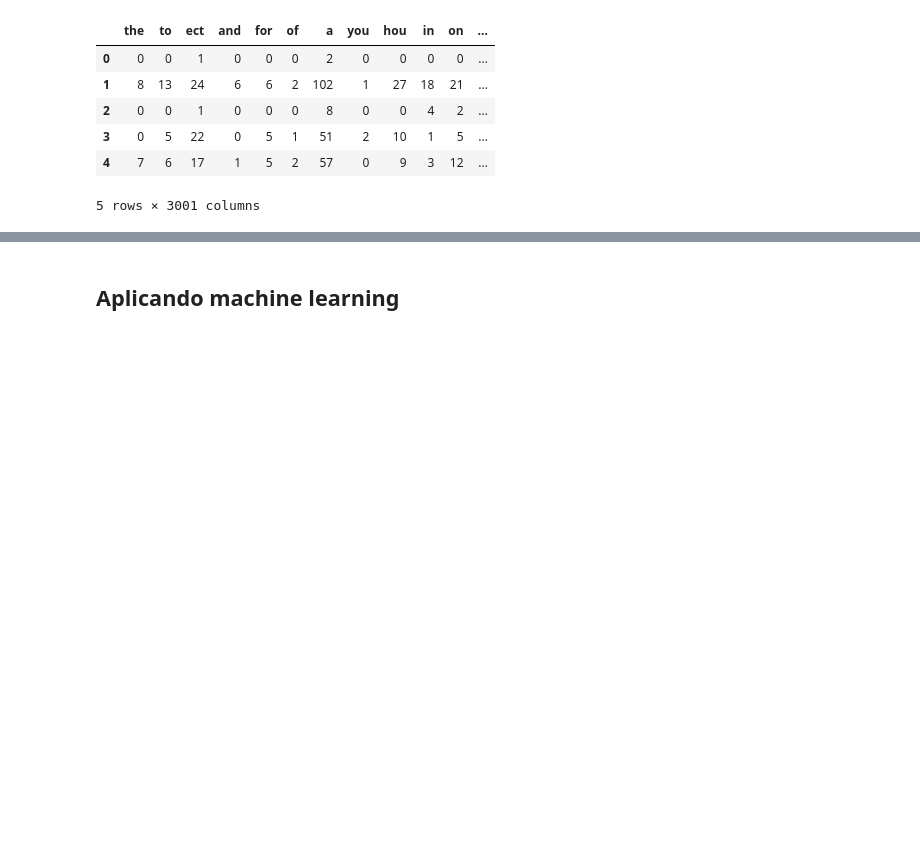
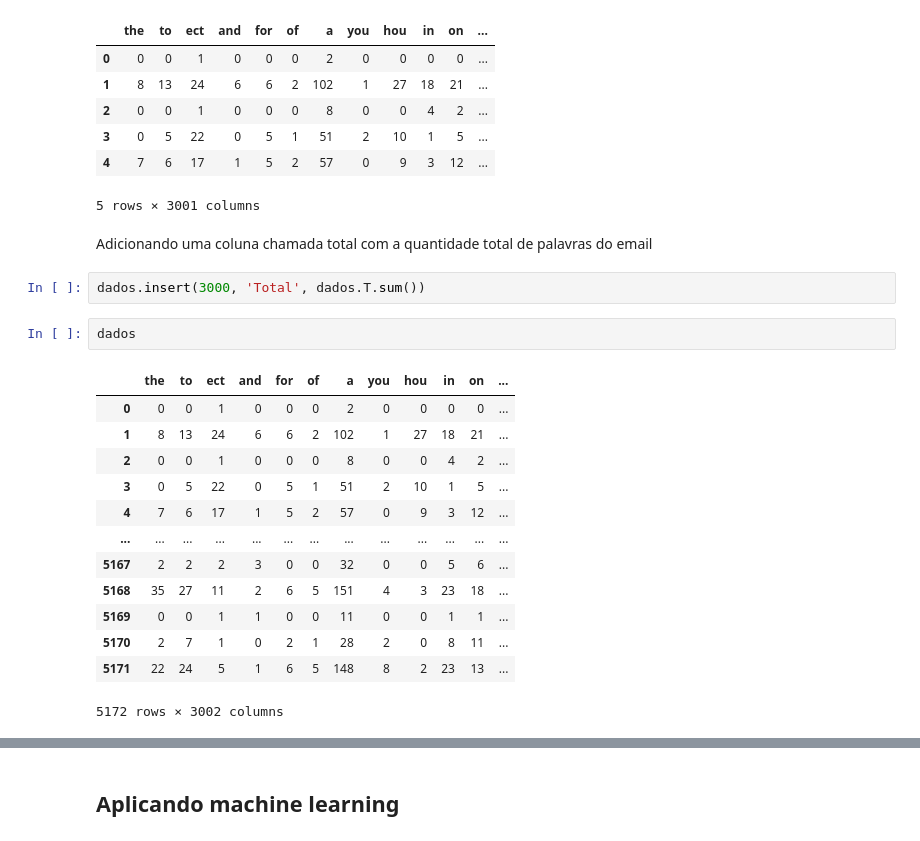
Before and after one commit to HelvioSiqueira/Previsao_spam, a Jupyter notebook: spam.ipynb, the cells around one changed output, grey strips where cells are left out. Saved outputs shown, nothing was run; the diff lists cells and outputs as text; blank space fills up the shorter version.

```diff
--- a/spam.ipynb
+++ b/spam.ipynb
@@ -53,3 +62,23 @@ dados.head()
 | 3 | 0 | 5 | 22 | 0 | 5 | 1 | 51 | 2 | 10 | 1 | 5 | ... |
 | 4 | 7 | 6 | 17 | 1 | 5 | 2 | 57 | 0 | 9 | 3 | 12 | ... |
 5 rows × 3001 columns
+# %% [markdown]
+Adicionando uma coluna chamada total com a quantidade total de palavras do email
+# %%
+dados.insert(3000, 'Total', dados.T.sum())
+# %%
+dados
+# %% [output]
+|  | the | to | ect | and | for | of | a | you | hou | in | on | ... |
+| 0 | 0 | 0 | 1 | 0 | 0 | 0 | 2 | 0 | 0 | 0 | 0 | ... |
+| 1 | 8 | 13 | 24 | 6 | 6 | 2 | 102 | 1 | 27 | 18 | 21 | ... |
+| 2 | 0 | 0 | 1 | 0 | 0 | 0 | 8 | 0 | 0 | 4 | 2 | ... |
+| 3 | 0 | 5 | 22 | 0 | 5 | 1 | 51 | 2 | 10 | 1 | 5 | ... |
+| 4 | 7 | 6 | 17 | 1 | 5 | 2 | 57 | 0 | 9 | 3 | 12 | ... |
+| ... | ... | ... | ... | ... | ... | ... | ... | ... | ... | ... | ... | ... |
+| 5167 | 2 | 2 | 2 | 3 | 0 | 0 | 32 | 0 | 0 | 5 | 6 | ... |
+| 5168 | 35 | 27 | 11 | 2 | 6 | 5 | 151 | 4 | 3 | 23 | 18 | ... |
+| 5169 | 0 | 0 | 1 | 1 | 0 | 0 | 11 | 0 | 0 | 1 | 1 | ... |
+| 5170 | 2 | 7 | 1 | 0 | 2 | 1 | 28 | 2 | 0 | 8 | 11 | ... |
+| 5171 | 22 | 24 | 5 | 1 | 6 | 5 | 148 | 8 | 2 | 23 | 13 | ... |
+5172 rows × 3002 columns
```
Also changed, not shown: parts of 11 cells of this notebook.
